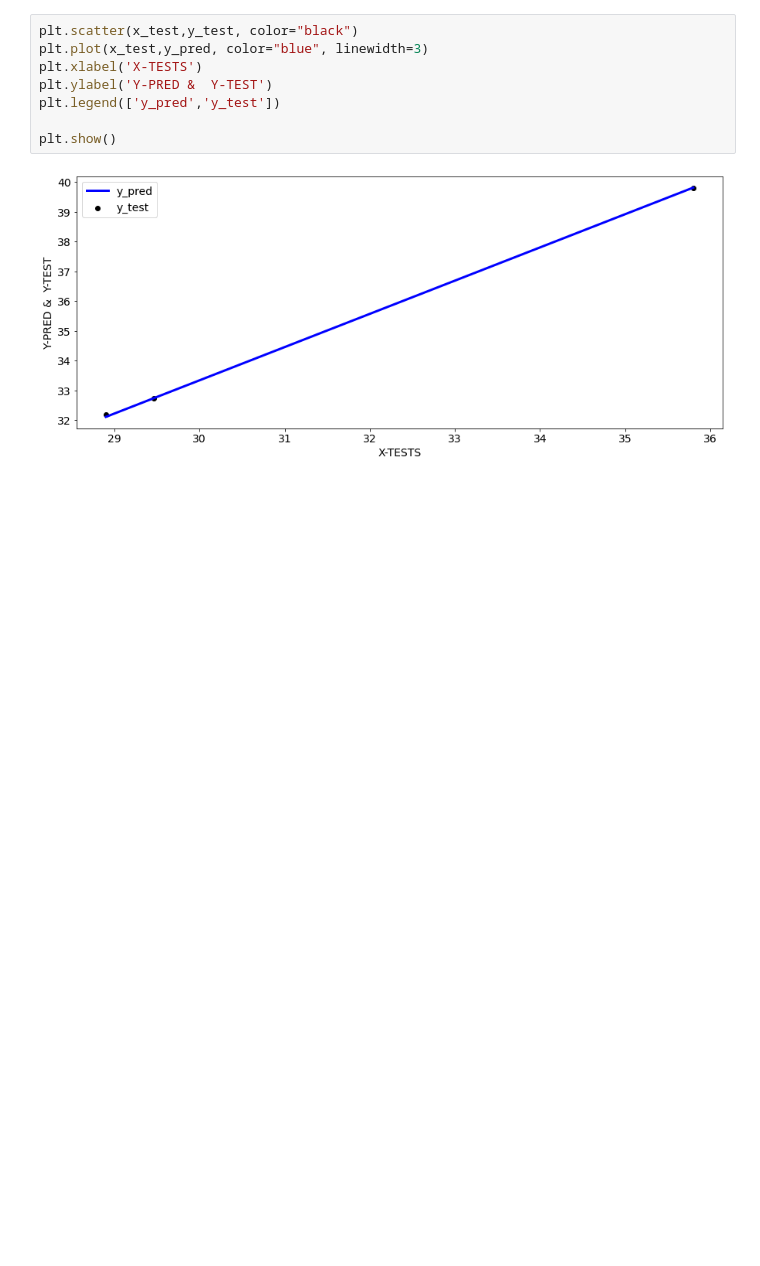
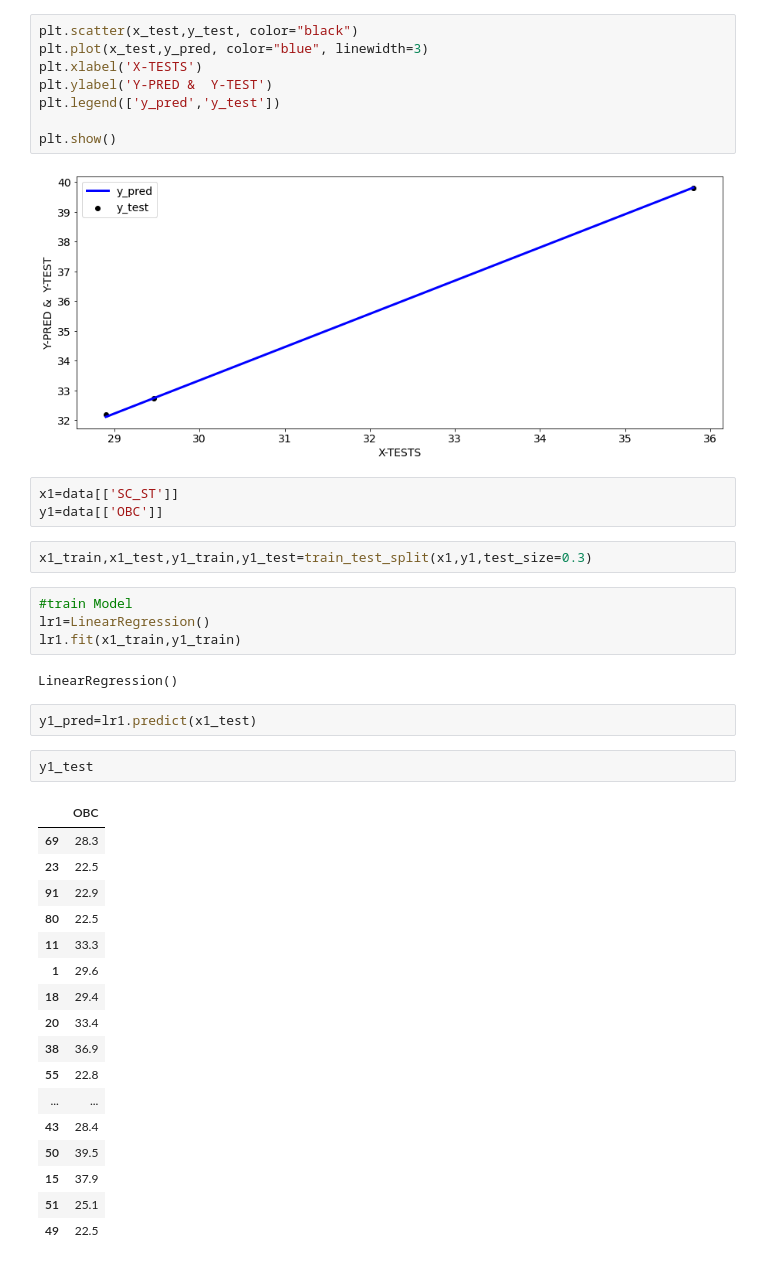
Before and after one commit to Arpan-tech-create/Machine_Learning, a Jupyter notebook: Linear-Regression.ipynb, the cells around one changed output. Saved outputs shown, nothing was run; the diff lists cells and outputs as text; blank space fills up the shorter version.

```diff
--- a/GATE-regression.ipynb
+++ b/Linear-Regression.ipynb
@@ -124,3 +124,36 @@ plt.legend(['y_pred','y_test'])
 plt.show()
 # %% [output]
 [figure]
+# %%
+x1=data[['SC_ST']]
+y1=data[['OBC']]
+# %%
+x1_train,x1_test,y1_train,y1_test=train_test_split(x1,y1,test_size=0.3)
+# %%
+#train Model
+lr1=LinearRegression()
+lr1.fit(x1_train,y1_train)
+# %% [output]
+LinearRegression()
+# %%
+y1_pred=lr1.predict(x1_test)
+# %%
+y1_test
+# %% [output]
+|  | OBC |
+| 69 | 28.3 |
+| 23 | 22.5 |
+| 91 | 22.9 |
+| 80 | 22.5 |
+| 11 | 33.3 |
+| 1 | 29.6 |
+| 18 | 29.4 |
+| 20 | 33.4 |
+| 38 | 36.9 |
+| 55 | 22.8 |
+| ... | ... |
+| 43 | 28.4 |
+| 50 | 39.5 |
+| 15 | 37.9 |
+| 51 | 25.1 |
+| 49 | 22.5 |
```
Also changed, not shown: parts of 7 cells of this notebook.
